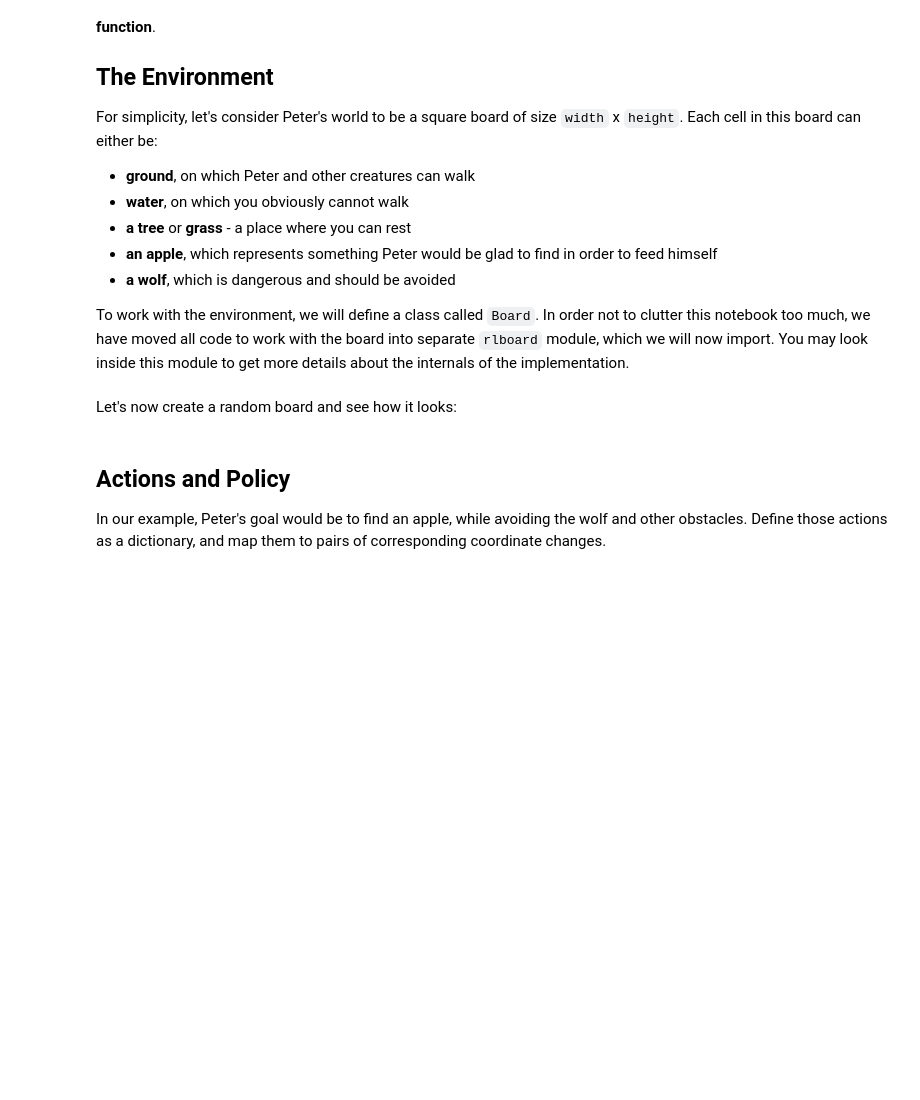
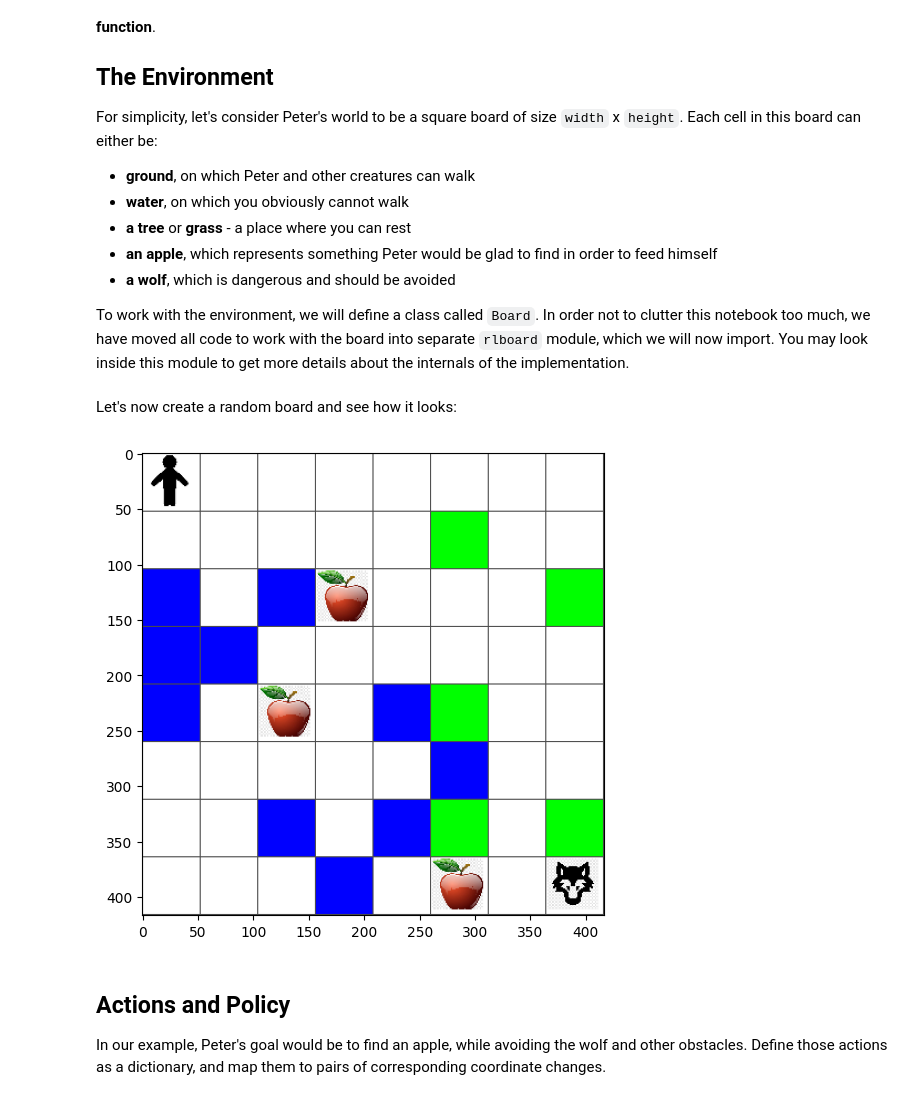
Before and after one commit to Alamein/ArewaDS-Machine-Learning-Assignments, a Jupyter notebook: Week_10/1-QLearning/notebook.ipynb, the cells around one changed output. Cells and saved outputs as stored; diff of their text form; code cells hidden in the pictures; blank space fills up the shorter version.

```diff
--- a/Week_10/1-QLearning/notebook.ipynb
+++ b/Week_10/1-QLearning/notebook.ipynb
@@ -31,3 +29,11 @@ Let's now create a random board and see how it looks:
+# %%
+from rlboard import *
+width, height = 8,8
+m = Board(width,height)
+m.randomize(seed=13)
+m.plot()
+# %% [output]
+[figure, added]
 # %% [markdown]
 ## Actions and Policy
 
```
Also changed, not shown: parts of 23 cells of this notebook.
